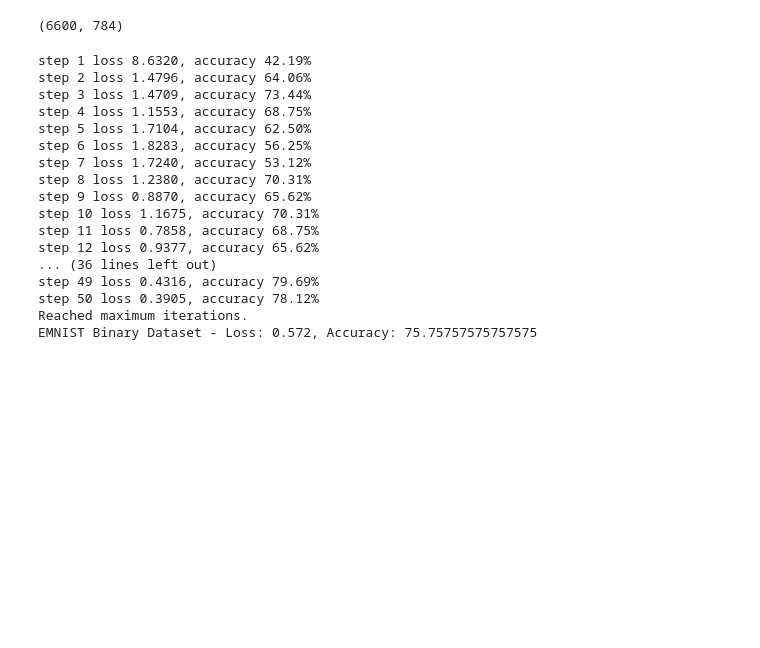
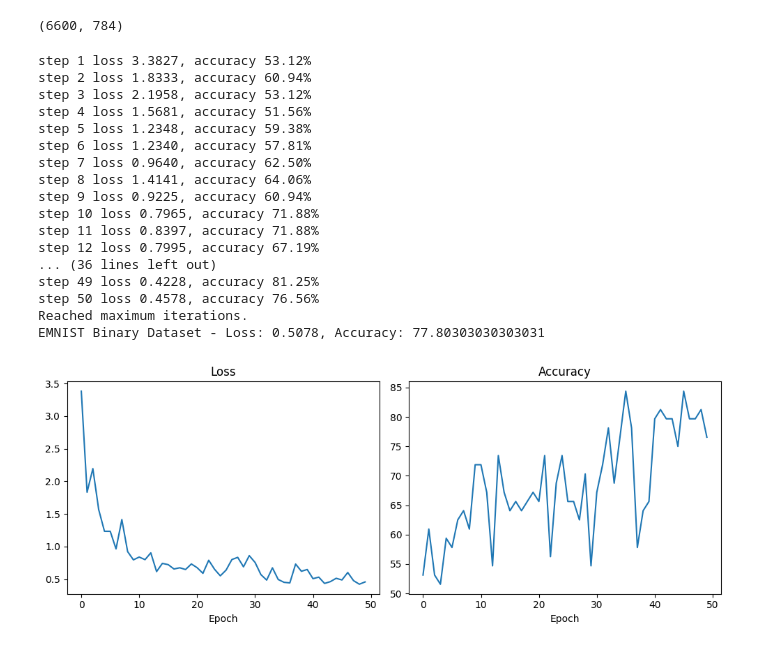
Before and after one commit to Sbiswas3011/DeepLearningAssignment1, a Jupyter notebook: cleanAttempt.ipynb, the cells around one changed output. Cells and saved outputs as stored; diff of their text form; code cells hidden in the pictures; blank space fills up the shorter version.

```diff
--- a/cleanAttempt.ipynb
+++ b/cleanAttempt.ipynb
@@ -676,33 +688,54 @@ print(x_binary.shape, y_binary.shape)
 (6600, 28, 28, 1) (6600,)
 # %%
 x_flat = x_binary.reshape(x_binary.shape[0], 28*28)  # shape -> (85800, 784)
-x_flat_bin = (x_flat >= 0.5).astype(int)
+x_flat_bin = (x_flat >= 0).astype(int)
 print(x_flat_bin.shape)
 # %% [output]
 (6600, 784)
 # %%
 EMnistvalmodel = LogisticRegressionTrainer(x_flat_bin, y_binary, hidden_layers=[8,1])
 EMnistvalmodel.reset(train_ratio=0.8, val_ratio=0)
-EMnistvalmodel.train(epochs=50, learning_rate=0.1, batch_size=64, N=10, threshold=1e-3, verbose=True)
+losses, accuracies = EMnistvalmodel.train(epochs=50, learning_rate=0.1, batch_size=64, N=10, threshold=1e-3, verbose=True)
 emval,emacc = EMnistvalmodel.evaluate_test()
 print(f"EMNIST Binary Dataset - Loss: {emval}, Accuracy: {emacc}")
 # %% [output]
-step 1 loss 8.6320, accuracy 42.19%
-step 2 loss 1.4796, accuracy 64.06%
-step 3 loss 1.4709, accuracy 73.44%
-step 4 loss 1.1553, accuracy 68.75%
-step 5 loss 1.7104, accuracy 62.50%
-step 6 loss 1.8283, accuracy 56.25%
-step 7 loss 1.7240, accuracy 53.12%
-step 8 loss 1.2380, accuracy 70.31%
-step 9 loss 0.8870, accuracy 65.62%
-step 10 loss 1.1675, accuracy 70.31%
-step 11 loss 0.7858, accuracy 68.75%
-step 12 loss 0.9377, accuracy 65.62%
+step 1 loss 3.3827, accuracy 53.12%
+step 2 loss 1.8333, accuracy 60.94%
+step 3 loss 2.1958, accuracy 53.12%
+step 4 loss 1.5681, accuracy 51.56%
+step 5 loss 1.2348, accuracy 59.38%
+step 6 loss 1.2340, accuracy 57.81%
+step 7 loss 0.9640, accuracy 62.50%
+step 8 loss 1.4141, accuracy 64.06%
+step 9 loss 0.9225, accuracy 60.94%
+step 10 loss 0.7965, accuracy 71.88%
+step 11 loss 0.8397, accuracy 71.88%
+step 12 loss 0.7995, accuracy 67.19%
 ... (36 lines left out)
-step 49 loss 0.4316, accuracy 79.69%
-step 50 loss 0.3905, accuracy 78.12%
+step 49 loss 0.4228, accuracy 81.25%
+step 50 loss 0.4578, accuracy 76.56%
 Reached maximum iterations.
-EMNIST Binary Dataset - Loss: 0.572, Accuracy: 75.75757575757575
+EMNIST Binary Dataset - Loss: 0.5078, Accuracy: 77.80303030303031
+# %%
+plt.figure(figsize=(10, 4))
+
+plt.subplot(1, 2, 1)
+plt.plot(losses)
+plt.title("Loss")
+plt.xlabel("Epoch")
+
+plt.subplot(1, 2, 2)
+plt.plot(accuracies)
+plt.title("Accuracy")
+plt.xlabel("Epoch")
+
+plt.tight_layout()
+plt.show()
+
+# From the spikes in Accuracy i dont think the model is converging, and it may need more epochs or a different learning rate.
+# It can be also that the hypothesis language is not complex enough and we may need more layers to be able to represent the data well.
+# i will also add L2 regularization to see if it can help with convergence and generalization. and move all greyscale values to 1
+# %% [output]
+[figure, added]
 # %%
 EMnistvalmodel.reset(train_ratio=0.8, val_ratio=0)
```
Also changed, not shown: parts of 5 cells of this notebook.
